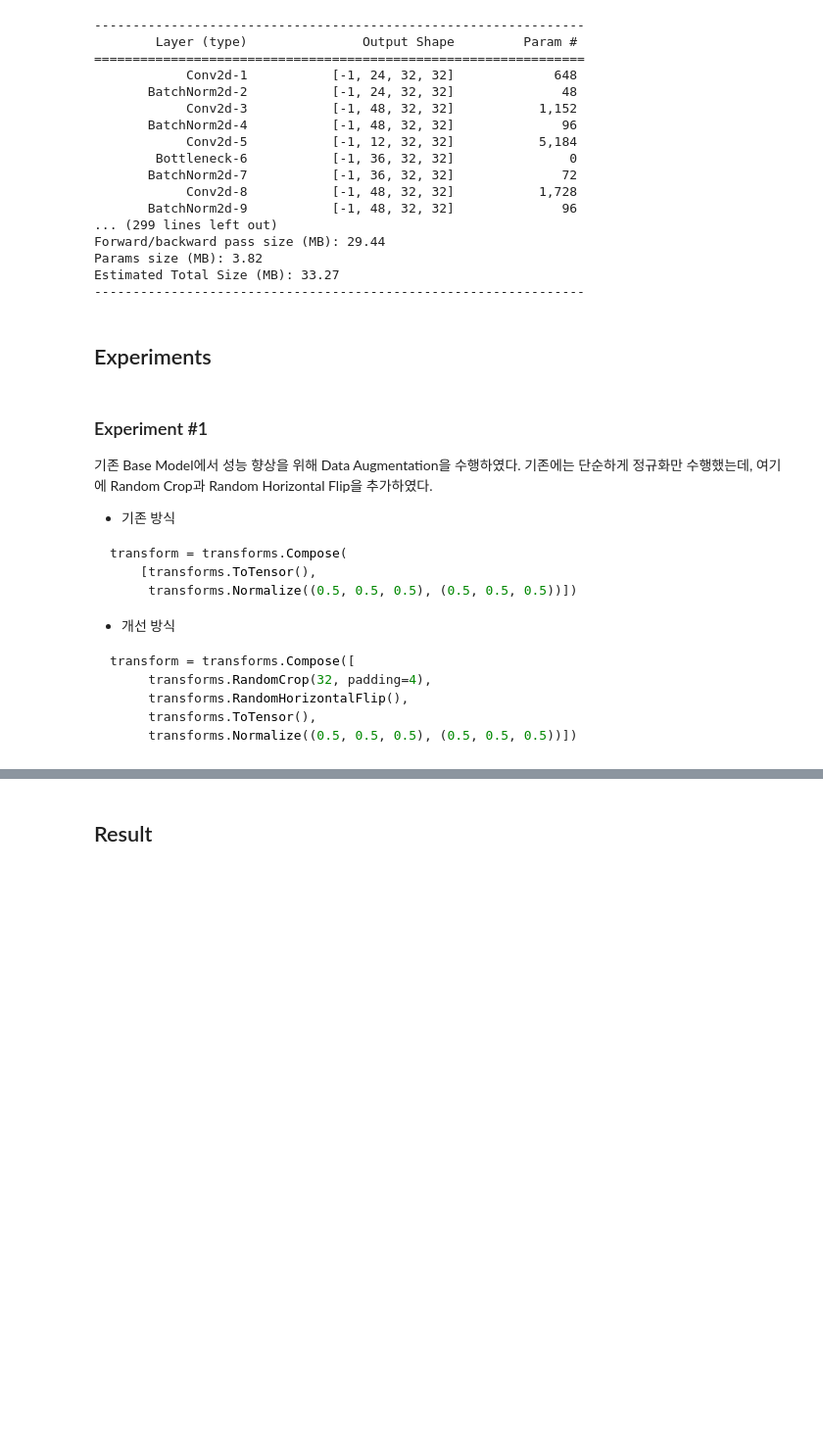
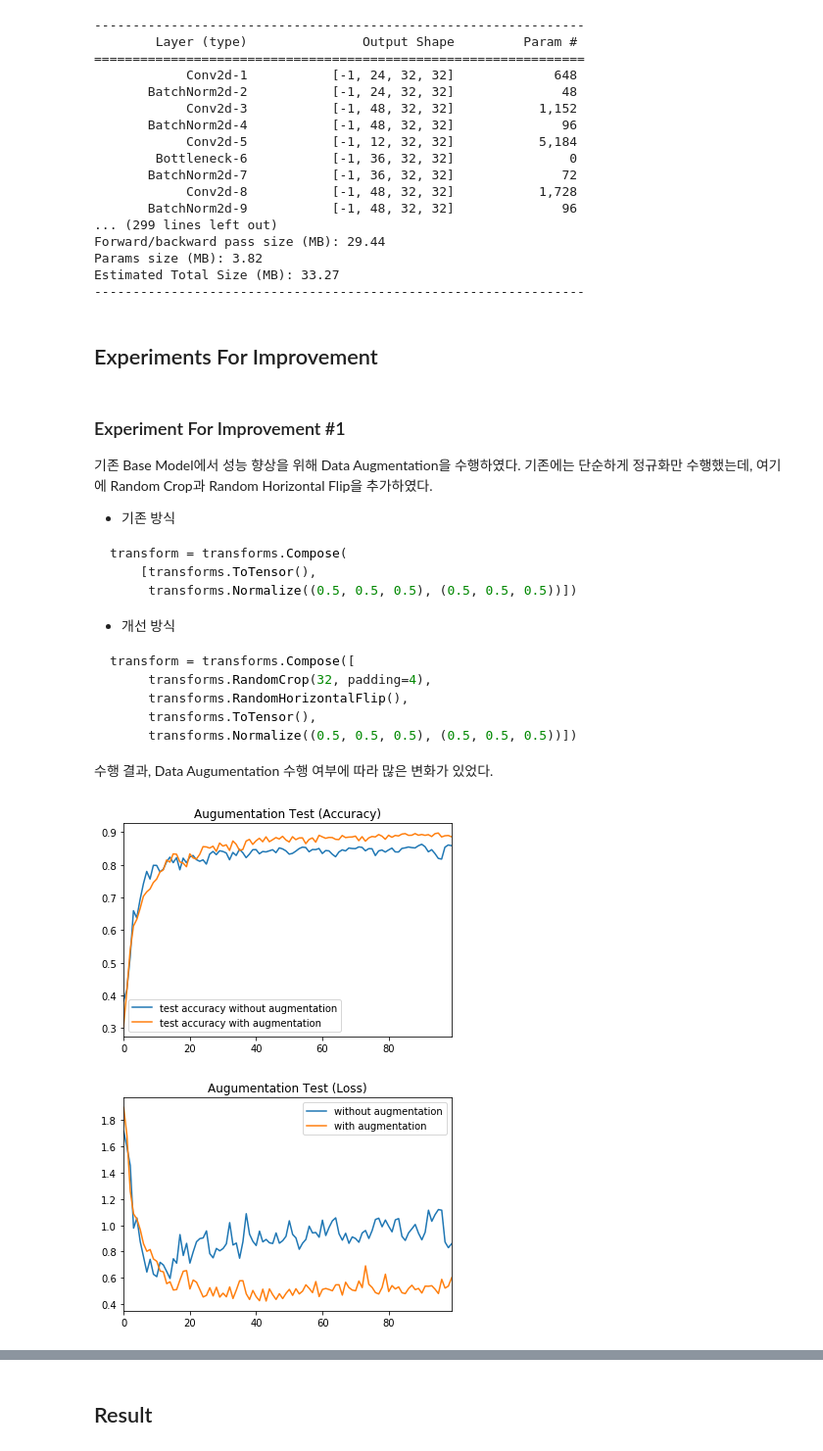
Before and after one commit to stmoon/CS470, a Jupyter notebook: CS470_Assignment_1_CNN_classification_with_Cifar10_v3.ipynb, the cells around one changed output, grey strips where cells are left out. Shown: that part at 98% size. Drawn from its saved outputs; the diff is of its cells as text; code cells hidden in the pictures; blank space fills up the shorter version.

Commit message:
Colaboratory를 통해 생성됨

````diff
--- a/CS470_Assignment_1_CNN_classification_with_Cifar10_v3.ipynb
+++ b/CS470_Assignment_1_CNN_classification_with_Cifar10_v3.ipynb
@@ -453,9 +453,9 @@ Params size (MB): 3.82
 Estimated Total Size (MB): 33.27
 ----------------------------------------------------------------
 # %% [markdown]
-## Experiments
+## Experiments For Improvement
 # %% [markdown]
-### Experiment #1
+### Experiment For Improvement #1
 
 기존 Base Model에서 성능 향상을 위해 Data Augmentation을 수행하였다. 기존에는 단순하게 정규화만 수행했는데, 여기에 Random Crop과 Random Horizontal Flip을 추가하였다.
 
@@ -476,4 +476,35 @@ transform = transforms.Compose([
      transforms.ToTensor(),
      transforms.Normalize((0.5, 0.5, 0.5), (0.5, 0.5, 0.5))])
 ```
+
+수행 결과, Data Augumentation 수행 여부에 따라 많은 변화가 있었다.
+# %%
+import pandas as pd
+import matplotlib.pyplot as plt
+%matplotlib inline
+
+ckpt_dir = os.path.join(gdrive_root, 'Colab Notebooks')
+
+ckpt_path = os.path.join(ckpt_dir, 'witout_augment.csv')
+df_before = pd.read_csv(ckpt_path)
+
+ckpt_path = os.path.join(ckpt_dir, 'adaptive_lr_before.csv')
+df_after = pd.read_csv(ckpt_path)
+
+df_before['test_acc'].plot(label='test accuracy without augmentation')
+df_after['test_acc'].plot(label='test accuracy with augmentation')
+
+plt.title('Augumentation Test (Accuracy)')
+plt.legend()
+plt.show()
+
+df_before['test_loss'].plot(label='without augmentation')
+df_after['test_loss'].plot(label='with augmentation')
+
+plt.title('Augumentation Test (Loss)')
+plt.legend()
+plt.show()
+# %% [output]
+[figure, added]
+[figure, added]
 # %% [markdown]
````
Also changed, not shown: parts of 2 cells of this notebook.
